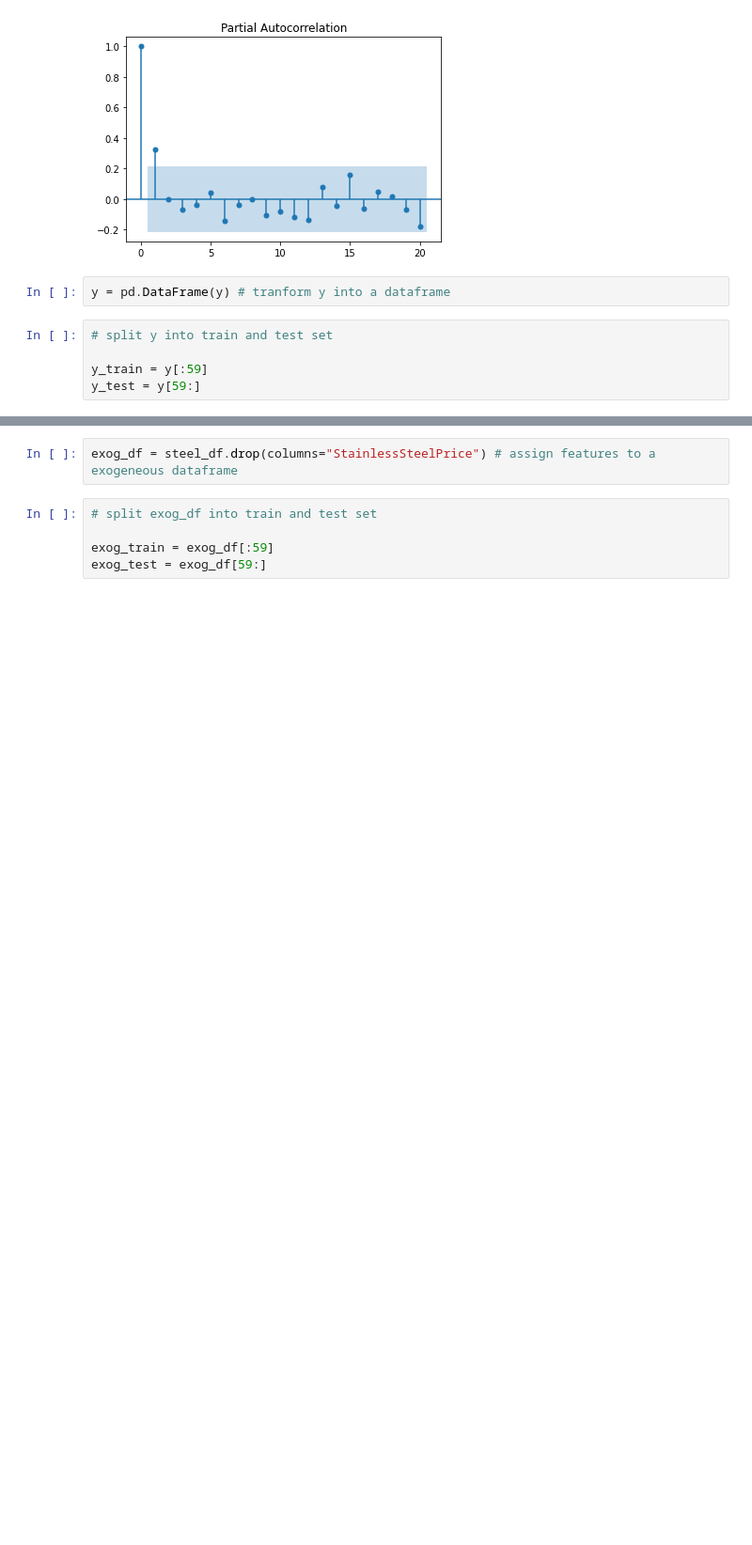
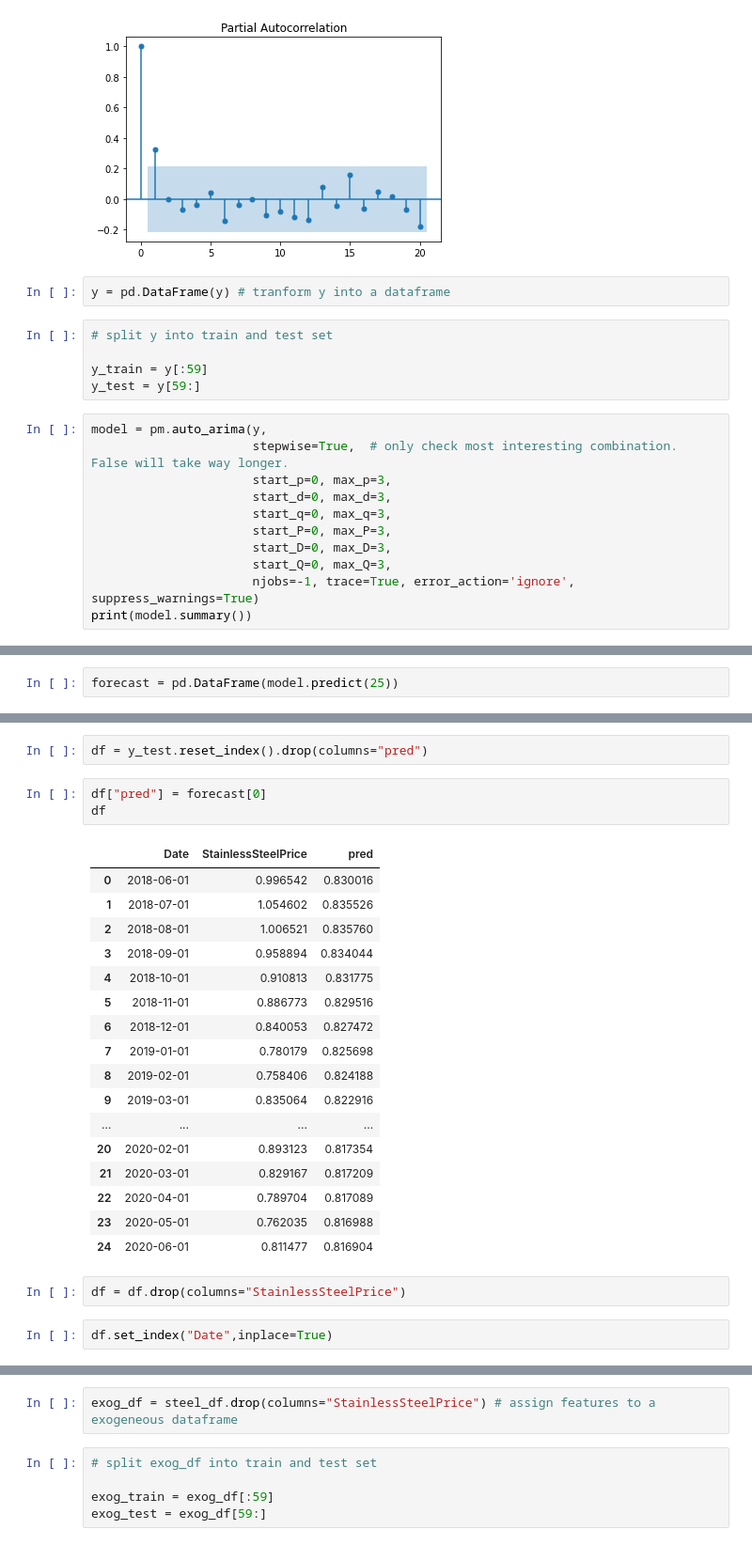
Before and after one commit to olavowsf/Stainless_Steel, a Jupyter notebook: Stainless_Steel Price Prediction.ipynb, the cells around one changed output, grey strips where cells are left out. Shown: that part at 94% size. Cells and saved outputs as stored; diff of their text form; blank space fills up the shorter version.

```diff
--- a/Stainless_Steel Price Prediction.ipynb
+++ b/Stainless_Steel Price Prediction.ipynb
@@ -233,3 +235,14 @@ y = pd.DataFrame(y) # tranform y into a dataframe
 
 y_train = y[:59]
 y_test = y[59:]
+# %%
+model = pm.auto_arima(y,
+                      stepwise=True,  # only check most interesting combination. False will take way longer.
+                      start_p=0, max_p=3,
+                      start_d=0, max_d=3,
+                      start_q=0, max_q=3,
+                      start_P=0, max_P=3,
+                      start_D=0, max_D=3,
+                      start_Q=0, max_Q=3,
+                      njobs=-1, trace=True, error_action='ignore',  suppress_warnings=True)
+print(model.summary())
@@ -235,0 +267,2 @@ y_test = y[59:]
+# %%
+forecast = pd.DataFrame(model.predict(25))
@@ -235,0 +289,27 @@ y_test = y[59:]
+# %%
+df = y_test.reset_index().drop(columns="pred")
+# %%
+df["pred"] = forecast[0]
+df
+# %% [output]
+|  | Date | StainlessSteelPrice | pred |
+| 0 | 2018-06-01 | 0.996542 | 0.830016 |
+| 1 | 2018-07-01 | 1.054602 | 0.835526 |
+| 2 | 2018-08-01 | 1.006521 | 0.835760 |
+| 3 | 2018-09-01 | 0.958894 | 0.834044 |
+| 4 | 2018-10-01 | 0.910813 | 0.831775 |
+| 5 | 2018-11-01 | 0.886773 | 0.829516 |
+| 6 | 2018-12-01 | 0.840053 | 0.827472 |
+| 7 | 2019-01-01 | 0.780179 | 0.825698 |
+| 8 | 2019-02-01 | 0.758406 | 0.824188 |
+| 9 | 2019-03-01 | 0.835064 | 0.822916 |
+| ... | ... | ... | ... |
+| 20 | 2020-02-01 | 0.893123 | 0.817354 |
+| 21 | 2020-03-01 | 0.829167 | 0.817209 |
+| 22 | 2020-04-01 | 0.789704 | 0.817089 |
+| 23 | 2020-05-01 | 0.762035 | 0.816988 |
+| 24 | 2020-06-01 | 0.811477 | 0.816904 |
+# %%
+df = df.drop(columns="StainlessSteelPrice")
+# %%
+df.set_index("Date",inplace=True)
```
Also changed, not shown: parts of 20 cells of this notebook.
